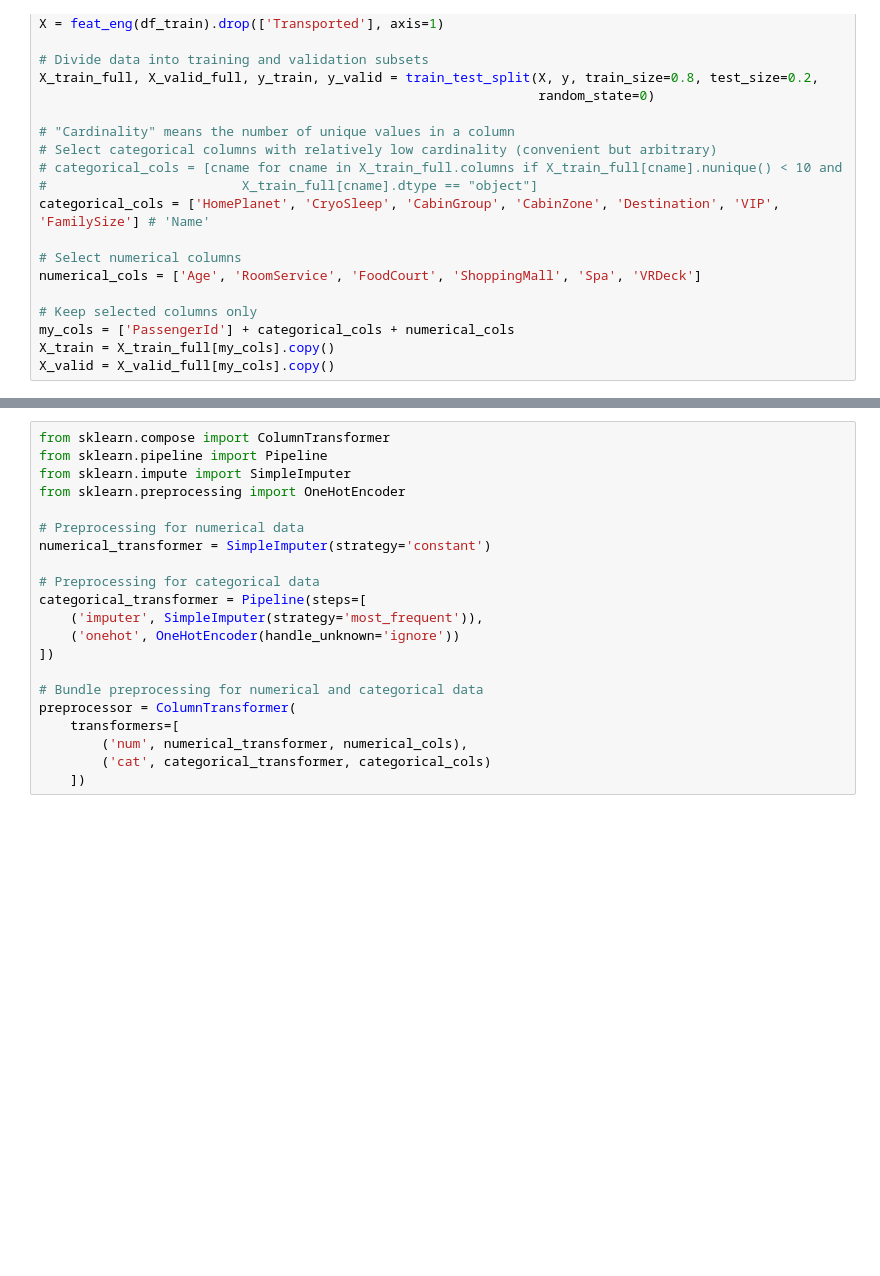
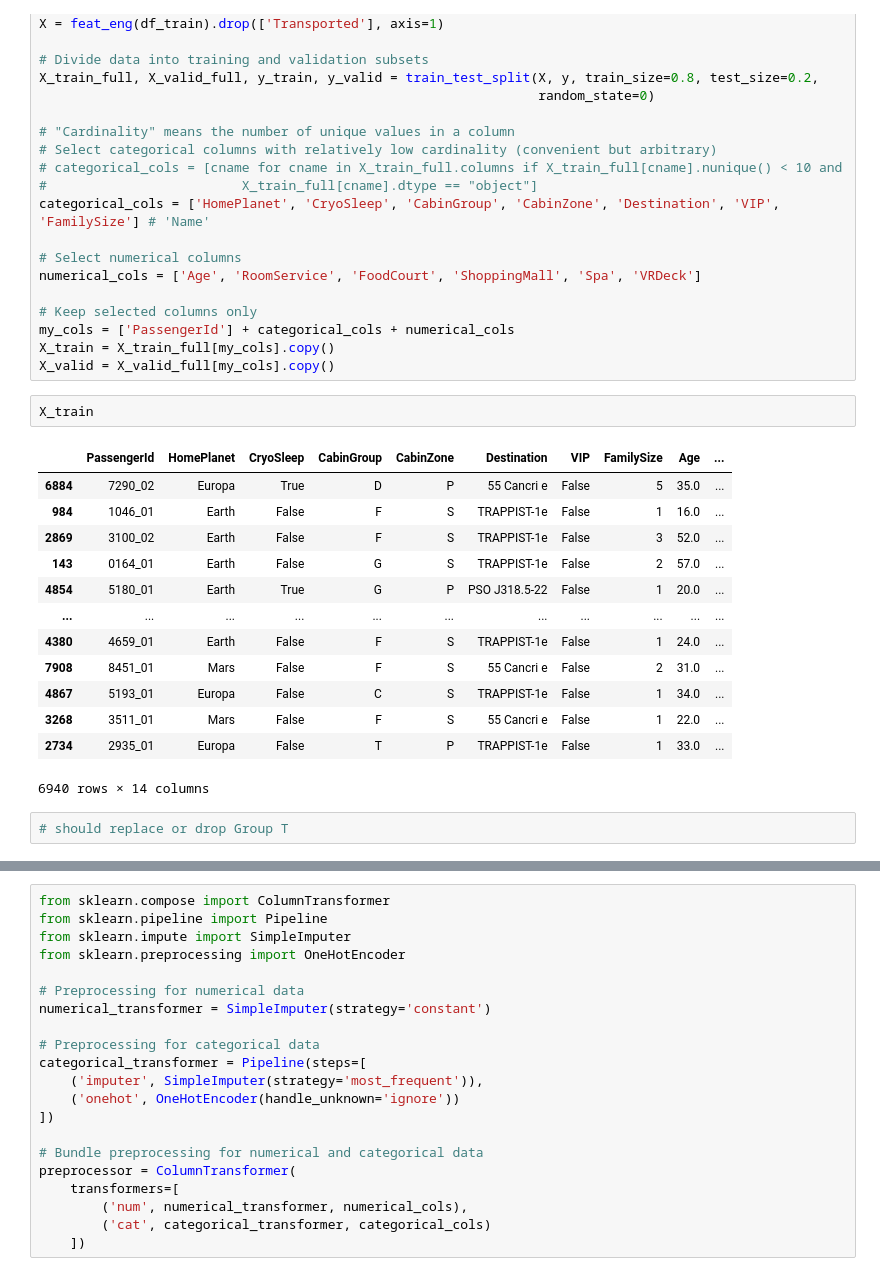
Before and after one commit to TheJade/kaggle-competitions, a Jupyter notebook: space-titanic/space-titanic.ipynb, the cells around one changed output, grey strips where cells are left out. Saved outputs shown, nothing was run; the diff lists cells and outputs as text; blank space fills up the shorter version.

```diff
--- a/space-titanic/space-titanic.ipynb
+++ b/space-titanic/space-titanic.ipynb
@@ -100,3 +130,21 @@ numerical_cols = ['Age', 'RoomService', 'FoodCourt', 'ShoppingMall', 'Spa', 'VRD
 my_cols = ['PassengerId'] + categorical_cols + numerical_cols
 X_train = X_train_full[my_cols].copy()
 X_valid = X_valid_full[my_cols].copy()
+# %%
+X_train
+# %% [output]
+|  | PassengerId | HomePlanet | CryoSleep | CabinGroup | CabinZone | Destination | VIP | FamilySize | Age | ... |
+| 6884 | 7290_02 | Europa | True | D | P | 55 Cancri e | False | 5 | 35.0 | ... |
+| 984 | 1046_01 | Earth | False | F | S | TRAPPIST-1e | False | 1 | 16.0 | ... |
+| 2869 | 3100_02 | Earth | False | F | S | TRAPPIST-1e | False | 3 | 52.0 | ... |
+| 143 | 0164_01 | Earth | False | G | S | TRAPPIST-1e | False | 2 | 57.0 | ... |
+| 4854 | 5180_01 | Earth | True | G | P | PSO J318.5-22 | False | 1 | 20.0 | ... |
+| ... | ... | ... | ... | ... | ... | ... | ... | ... | ... | ... |
+| 4380 | 4659_01 | Earth | False | F | S | TRAPPIST-1e | False | 1 | 24.0 | ... |
+| 7908 | 8451_01 | Mars | False | F | S | 55 Cancri e | False | 2 | 31.0 | ... |
+| 4867 | 5193_01 | Europa | False | C | S | TRAPPIST-1e | False | 1 | 34.0 | ... |
+| 3268 | 3511_01 | Mars | False | F | S | 55 Cancri e | False | 1 | 22.0 | ... |
+| 2734 | 2935_01 | Europa | False | T | P | TRAPPIST-1e | False | 1 | 33.0 | ... |
+6940 rows × 14 columns
+# %%
+# should replace or drop Group T
```
Also changed, not shown: parts of 12 cells of this notebook.
